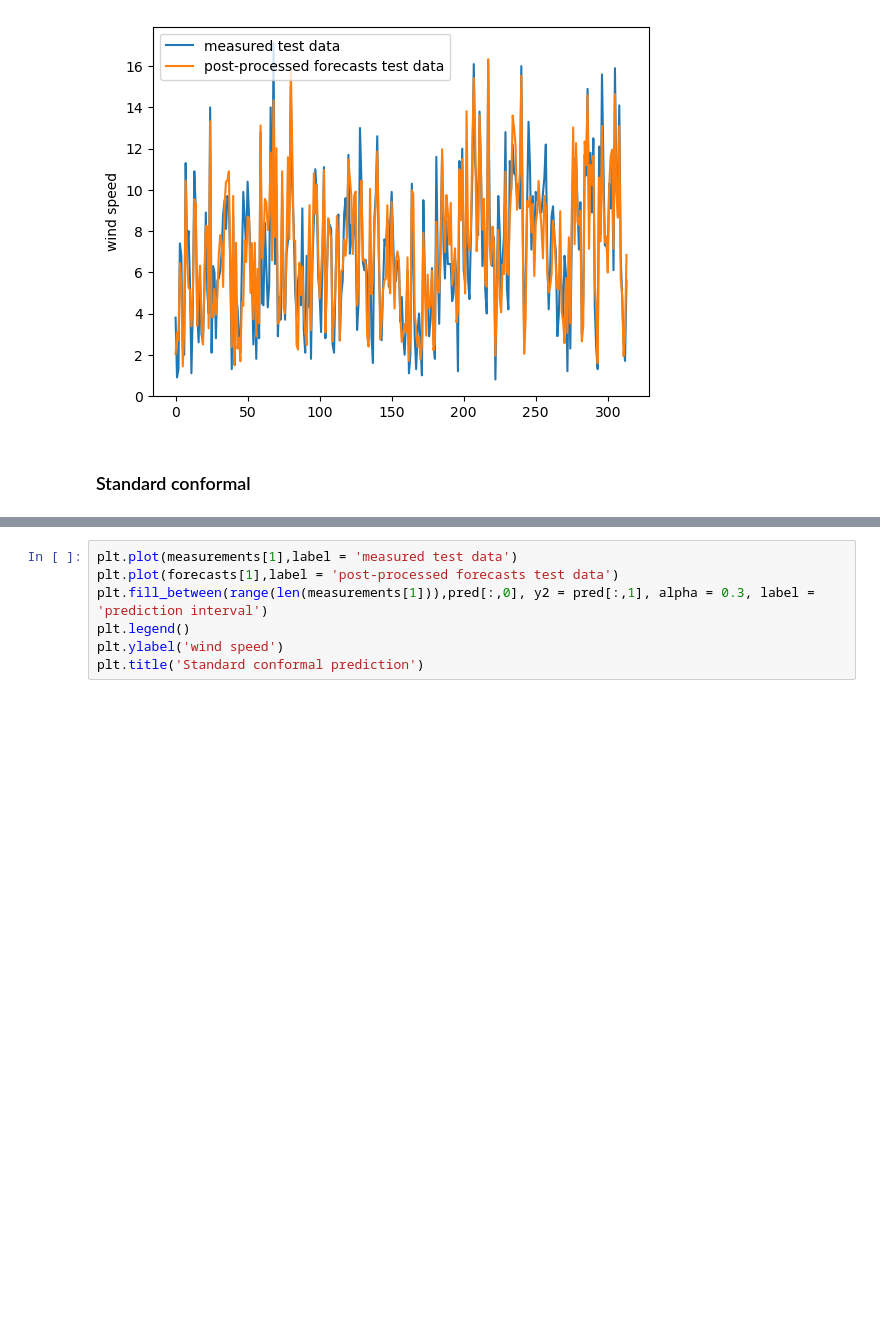
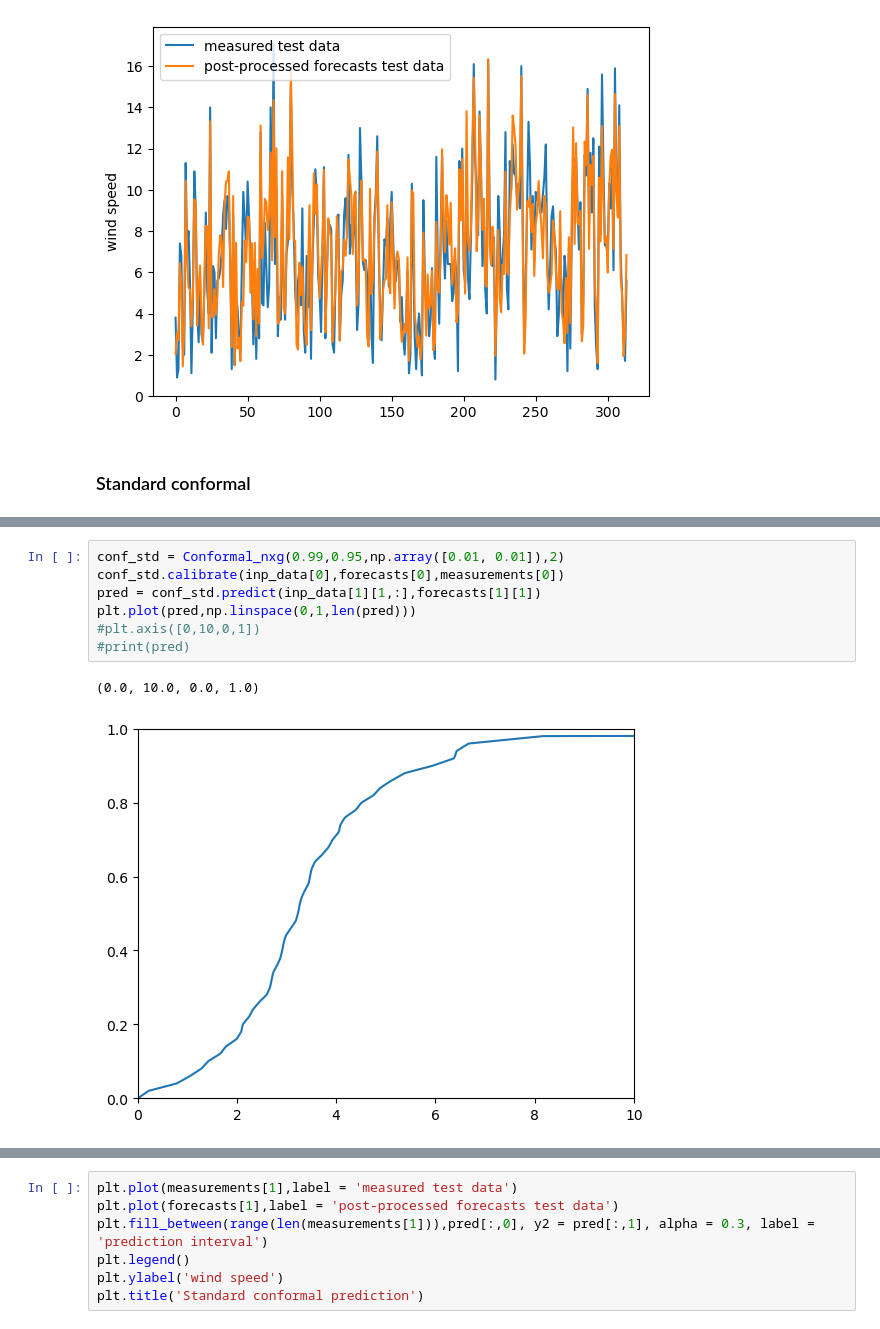
Before and after one commit to salthoff/wind-prediction-conformal, a Jupyter notebook: model_compare.ipynb, the cells around one changed output, grey strips where cells are left out. Cells and saved outputs as stored; diff of their text form; blank space fills up the shorter version.

```diff
--- a/model_compare.ipynb
+++ b/model_compare.ipynb
@@ -180,0 +242,10 @@ Text(0, 0.5, 'wind speed')
+# %%
+conf_std = Conformal_nxg(0.99,0.95,np.array([0.01, 0.01]),2)
+conf_std.calibrate(inp_data[0],forecasts[0],measurements[0])
+pred = conf_std.predict(inp_data[1][1,:],forecasts[1][1])
+plt.plot(pred,np.linspace(0,1,len(pred)))
+#plt.axis([0,10,0,1])
+#print(pred)
+# %% [output]
+(0.0, 10.0, 0.0, 1.0)
+[figure, added]
```
Also changed, not shown: parts of 7 cells of this notebook, 6 other files.
